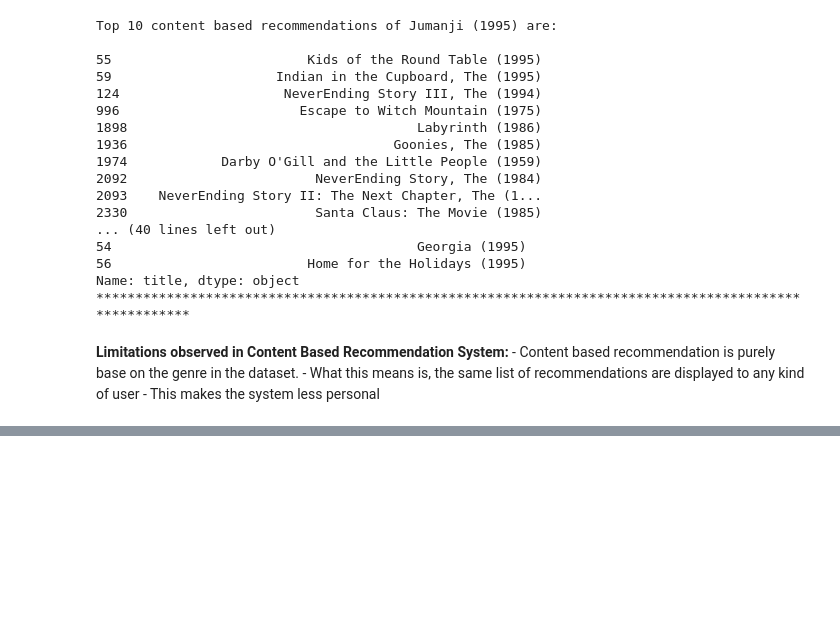
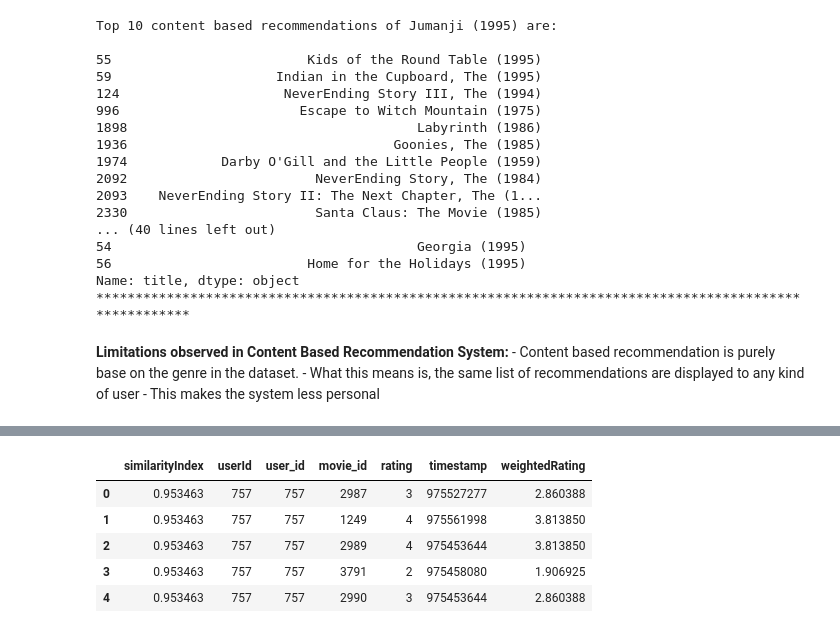
Before and after one commit to Praveen2795/Movie-Recommedation-System, a Jupyter notebook: Movie Recommendation system - DSCI Final Project .ipynb, the cells around one changed output, grey strips where cells are left out. Saved outputs shown, nothing was run; the diff lists cells and outputs as text; code cells hidden in the pictures; blank space fills up the shorter version.

```diff
--- a/Movie Recommendation system - DSCI Final Project .ipynb
+++ b/Movie Recommendation system - DSCI Final Project .ipynb
@@ -950,0 +1184,6 @@ ratings_data.head()
+# %%
+pearsonDF = pd.DataFrame.from_dict(pearsonCorDict, orient='index')
+pearsonDF.columns = ['similarityIndex']
+pearsonDF['userId'] = pearsonDF.index
+pearsonDF.index = range(len(pearsonDF))
+pearsonDF.head()
@@ -950,0 +1197,3 @@ ratings_data.head()
+# %%
+topUsers=pearsonDF.sort_values(by='similarityIndex', ascending=False)[0:50]
+topUsers.head()
@@ -950,0 +1207,3 @@ ratings_data.head()
+# %%
+topUsersRating=topUsers.merge(ratings_data, left_on='userId', right_on='user_id', how='inner')
+topUsersRating.head()
@@ -950,0 +1217,11 @@ ratings_data.head()
+# %%
+#Multiplies the similarity by the user's ratings
+topUsersRating['weightedRating'] = topUsersRating['similarityIndex']*topUsersRating['rating']
+topUsersRating.head()
+# %% [output]
+|  | similarityIndex | userId | user_id | movie_id | rating | timestamp | weightedRating |
+| 0 | 0.953463 | 757 | 757 | 2987 | 3 | 975527277 | 2.860388 |
+| 1 | 0.953463 | 757 | 757 | 1249 | 4 | 975561998 | 3.813850 |
+| 2 | 0.953463 | 757 | 757 | 2989 | 4 | 975453644 | 3.813850 |
+| 3 | 0.953463 | 757 | 757 | 3791 | 2 | 975458080 | 1.906925 |
+| 4 | 0.953463 | 757 | 757 | 2990 | 3 | 975453644 | 2.860388 |
```
Also changed, not shown: parts of 32 cells of this notebook, 3 other files.
